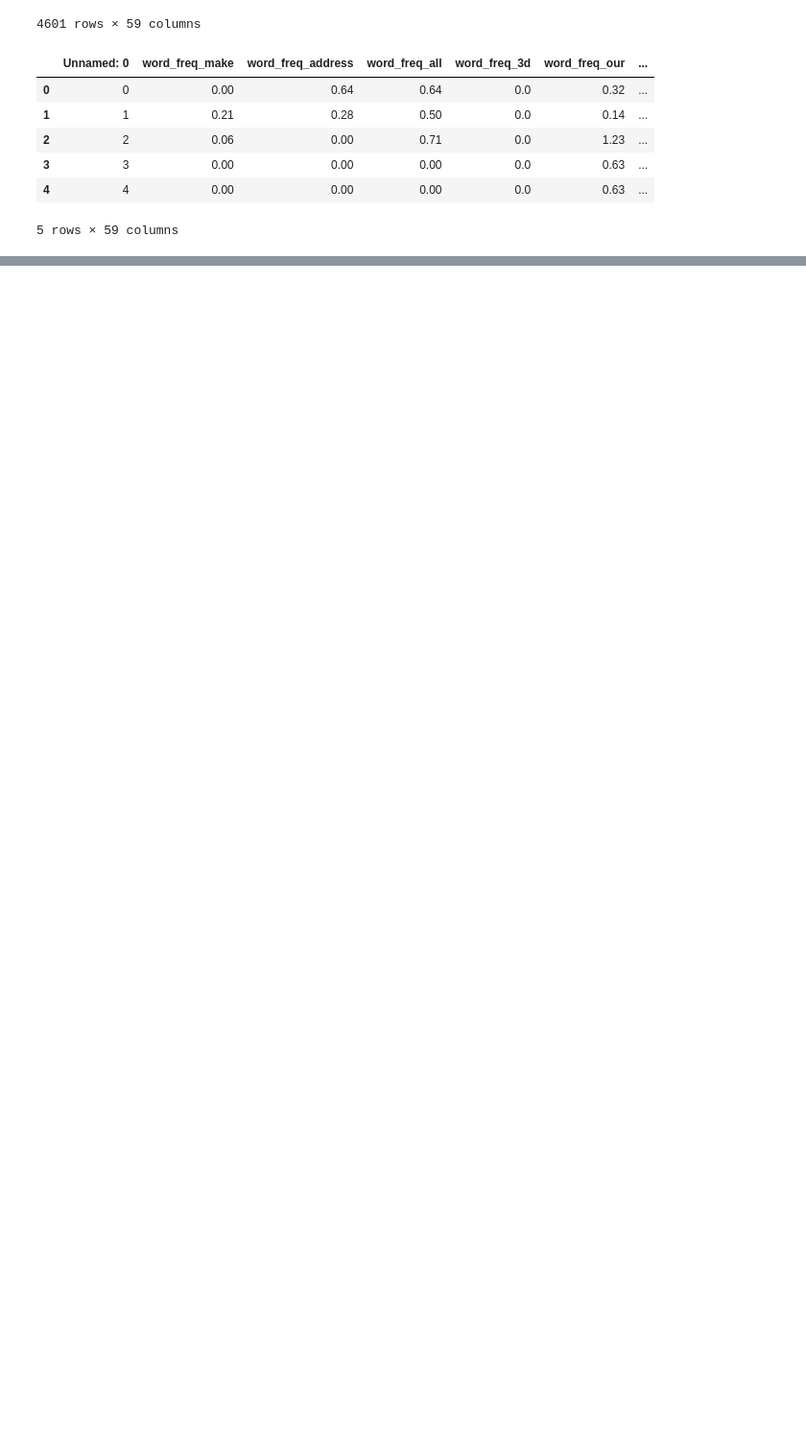
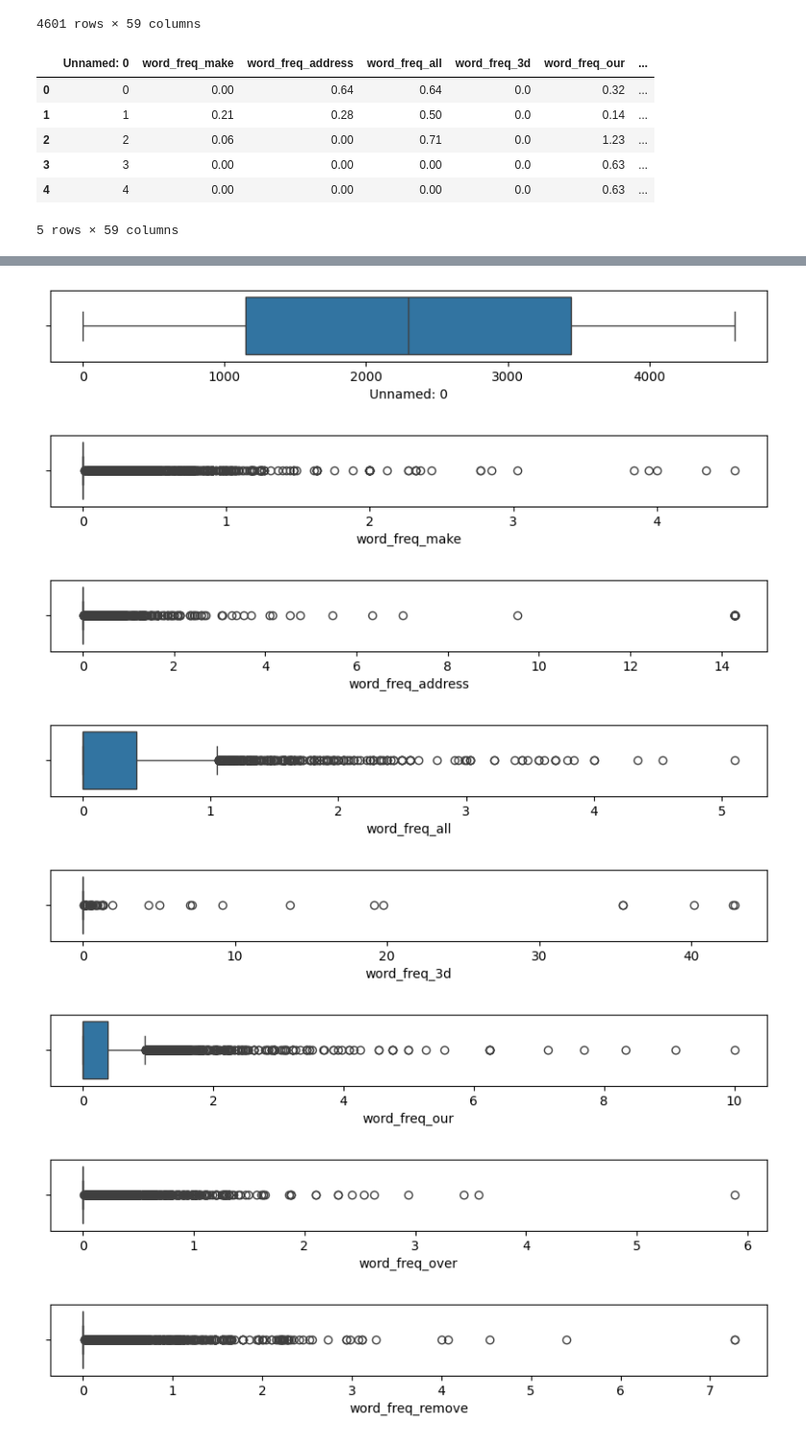
Before and after one commit to olgascode1/Data_Exploration_CA2, a Jupyter notebook: L7 Data Exploration CA2v4.ipynb, the cells around one changed output, grey strips where cells are left out. Shown: that part at 96% size. Saved outputs shown, nothing was run; the diff lists cells and outputs as text; code cells hidden in the pictures; blank space fills up the shorter version.

```diff
--- a/L7 Data Exploration CA2v4.ipynb
+++ b/L7 Data Exploration CA2v4.ipynb
@@ -99,0 +107,13 @@ plt.show()
+# %%
+for column in data:
+  plt.figure(figsize=(10,1))
+  sns.boxplot(data=data,x=column)
+# %% [output]
+[figure, added]
+[figure, added]
+[figure, added]
+[figure, added]
+[figure, added]
+[figure, added]
+[figure, added]
+[figure, added]
```
Also changed, not shown: parts of 9 cells of this notebook.
